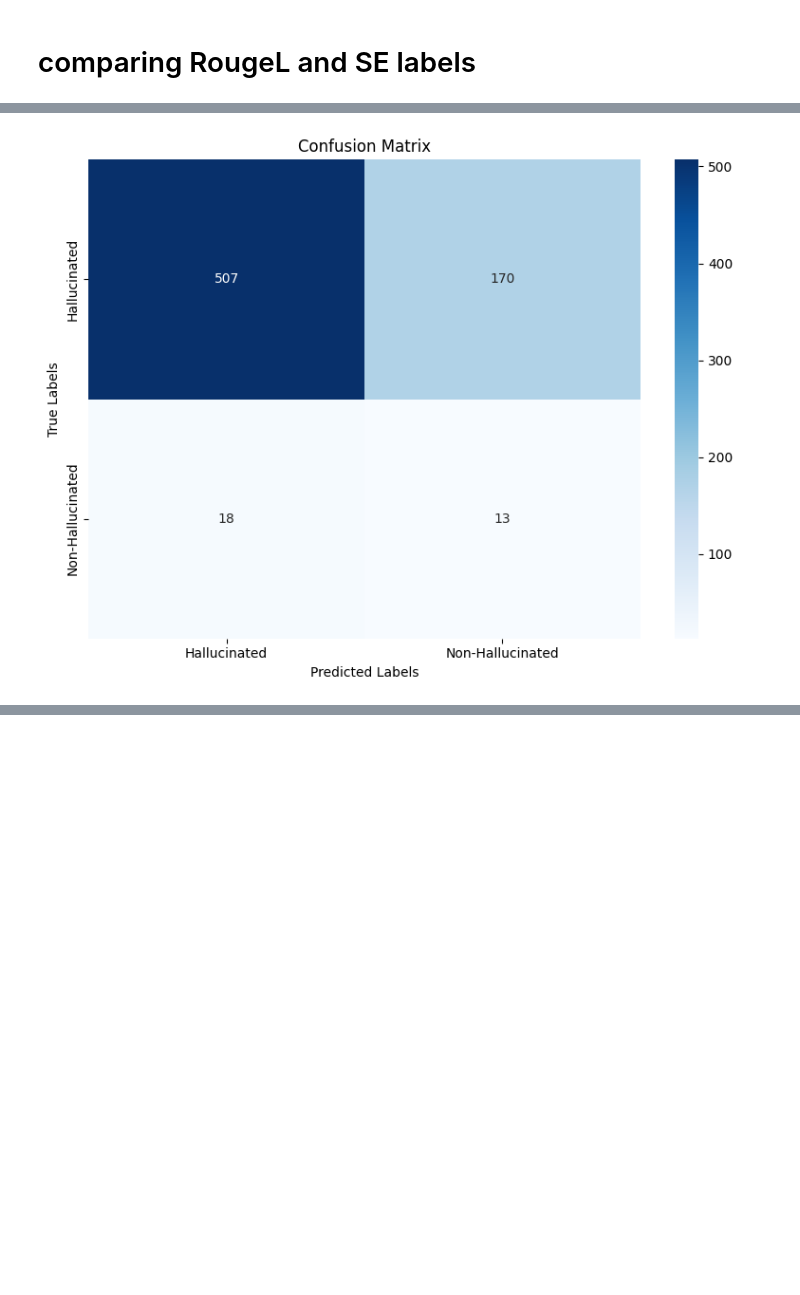
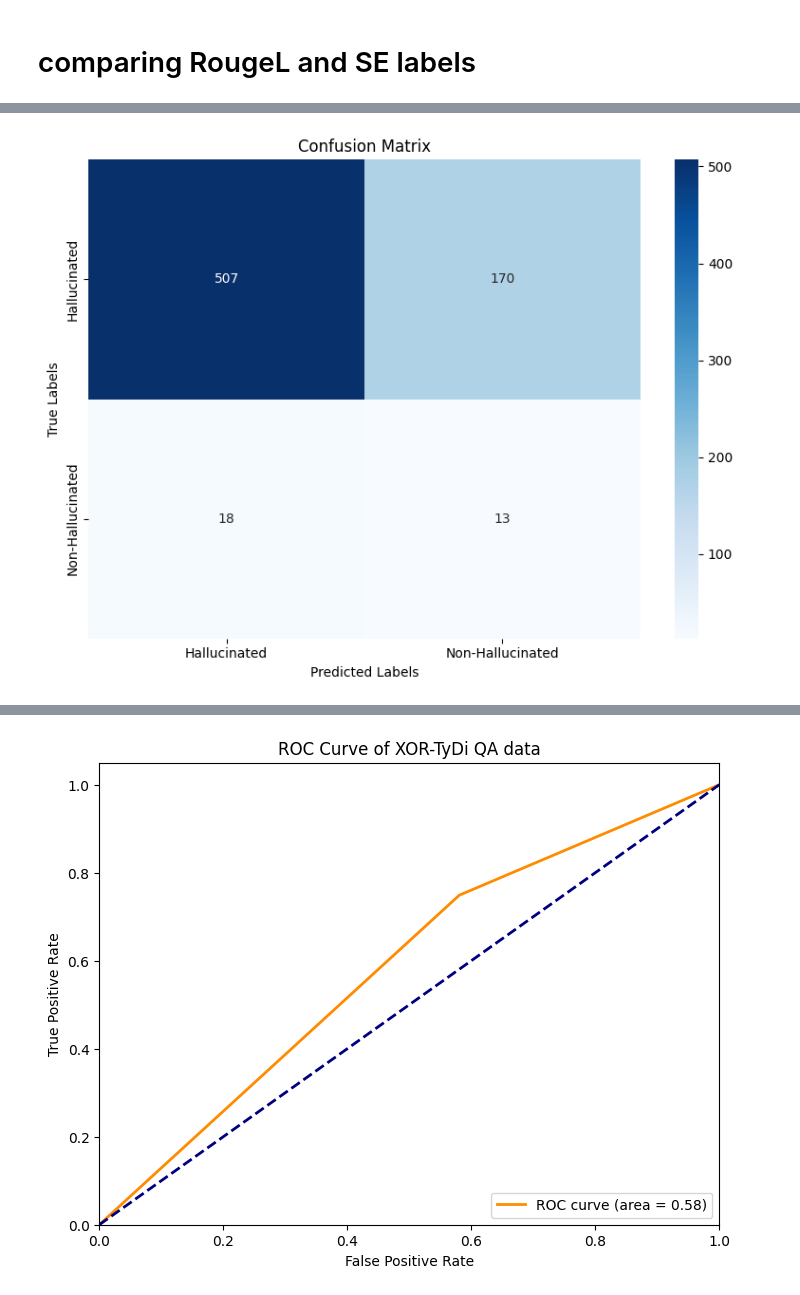
Before and after one commit to Reemaalt/Detection-of-Hallucination-in-Arabic, a Jupyter notebook: our framework code/SE_Threshold.ipynb, the cells around one changed output, grey strips where cells are left out. Drawn from its saved outputs; the diff is of its cells as text; code cells hidden in the pictures; blank space fills up the shorter version.

```diff
--- a/our framework code/SE_Threshold.ipynb
+++ b/our framework code/SE_Threshold.ipynb
@@ -252,6 +274,7 @@ File with labels saved as 'labeled_data_XORfull_SE.json'
 import json
 import numpy as np
 from sklearn.metrics import accuracy_score, precision_score, recall_score, f1_score, confusion_matrix
+from sklearn.metrics import roc_curve, auc, roc_auc_score
 import matplotlib.pyplot as plt
 import seaborn as sns
 
@@ -260,48 +283,58 @@ def load_json_file(file_path):
         return json.load(file)
 
 def calculate_metrics(ground_truth_file, prediction_file):
-    # Load data from files
     ground_truth_data = load_json_file(ground_truth_file)
     prediction_data = load_json_file(prediction_file)
 
-    # Initialize lists to store true and predicted labels
     y_true = []
     y_pred = []
 
-    # Process each question ID that exists in both files
+    #for AUROC calculation, we need probabilities
+    y_scores = []
+
+    #process each question ID that exists in both files
     ids = set(ground_truth_data.keys()).intersection(set(prediction_data.keys()))
-
     for question_id in ids:
         # Extract the labels
         true_label = ground_truth_data[question_id].get("computed_question_label")
         pred_label = prediction_data[question_id].get("SE_question_label")
 
+        score = 1.0 if pred_label == "Hallucinated" else 0.0
+
         y_true.append(true_label)
         y_pred.append(pred_label)
+        y_scores.append(score)
+
+    # Convert labels to binary format for ROC curve calculation
+    y_true_binary = [1 if label == "Hallucinated" else 0 for label in y_true]
+    y_pred_binary = [1 if label == "Hallucinated" else 0 for label in y_pred]
 
     # Print label distribution for analysis
     print(f"Label distribution in ground truth (RougeL): {dict((x, y_true.count(x)) for x in set(y_true))}")
     print(f"Label distribution in predictions (SE): {dict((x, y_pred.count(x)) for x in set(y_pred))}")
 
-    # Get labels in sorted order (for consistent confusion matrix)
+    #labels in sorted order (for consistent confusion matrix)
     labels = sorted(list(set(y_true).union(set(y_pred))))
+
+    auroc = roc_auc_score(y_true_binary, y_scores)
 
     metrics = {
         "accuracy": accuracy_score(y_true, y_pred),
         "precision": precision_score(y_true, y_pred, pos_label="Hallucinated", average='binary'),
         "recall": recall_score(y_true, y_pred, pos_label="Hallucinated", average='binary'),
         "f1_score": f1_score(y_true, y_pred, pos_label="Hallucinated", average='binary'),
+        "auroc": auroc,
         "confusion_matrix": confusion_matrix(y_true, y_pred, labels=labels),
-        "labels": labels
+        "labels": labels,
+        "y_true_binary": y_true_binary,
+        "y_scores": y_scores
     }
-
     return metrics
 
 def plot_confusion_matrix(conf_matrix, labels):
-    """Plot confusion matrix as a heatmap."""
     plt.figure(figsize=(8, 6))
     sns.heatmap(conf_matrix, annot=True, fmt='d', cmap='Blues',
-                xticklabels=labels, yticklabels=labels)
+               xticklabels=labels, yticklabels=labels)
     plt.xlabel('Predicted Labels')
     plt.ylabel('True Labels')
     plt.title('Confusion Matrix')
@@ -310,40 +343,57 @@ def plot_confusion_matrix(conf_matrix, labels):
     print("Confusion matrix saved as 'confusion_matrix.png'")
     plt.show()
 
+def plot_roc_curve(y_true_binary, y_scores):
+    fpr, tpr, _ = roc_curve(y_true_binary, y_scores)
+    roc_auc = auc(fpr, tpr)
+
+    plt.figure(figsize=(8, 6))
+    plt.plot(fpr, tpr, color='darkorange', lw=2, label=f'ROC curve (area = {roc_auc:.2f})')
+    plt.plot([0, 1], [0, 1], color='navy', lw=2, linestyle='--')
+    plt.xlim([0.0, 1.0])
+    plt.ylim([0.0, 1.05])
+    plt.xlabel('False Positive Rate')
+    plt.ylabel('True Positive Rate')
+    plt.title('ROC Curve of XOR-TyDi QA data')
+    plt.legend(loc="lower right")
+    plt.savefig('roc_curve.png')
+    print("ROC curve saved as 'roc_curve.png'")
+    plt.show()
+
 def print_confusion_matrix_stats(conf_matrix, labels):
-      # Find which index corresponds to the positive class ("Hallucinated")
-      pos_index = labels.index("Hallucinated") if "Hallucinated" in labels else 0
-      neg_index = 1 - pos_index  # The other index
+    # Find which index corresponds to the positive class ("Hallucinated")
+    pos_index = labels.index("Hallucinated") if "Hallucinated" in labels else 0
+    neg_index = 1 - pos_index  # The other index
 
-      tn = conf_matrix[neg_index, neg_index]
-      fp = conf_matrix[neg_index, pos_index]
-      fn = conf_matrix[pos_index, neg_index]
-      tp = conf_matrix[pos_index, pos_index]
+    tn = conf_matrix[neg_index, neg_index]
+    fp = conf_matrix[neg_index, pos_index]
+    fn = conf_matrix[pos_index, neg_index]
+    tp = conf_matrix[pos_index, pos_index]
 
-      print("\nConfusion Matrix Statistics:")
-      print(f"True Positives (TP): {tp}")
-      print(f"False Positives (FP): {fp}")
-      print(f"True Negatives (TN): {tn}")
-      print(f"False Negatives (FN): {fn}")
+    print("\nConfusion Matrix Statistics:")
+    print(f"True Positives: {tp}")
+    print(f"False Positives: {fp}")
+    print(f"True Negatives: {tn}")
+    print(f"False Negatives: {fn}")
 
-
-
-predictions_file = "/content/labeled_data_XORfull_SE.json" # se labels file
-ground_truth_file="/content/labeled_data_XORfull_rougel_isri.json" #RougeL labels file
+#run
+predictions_file = "/content/labeled_data_XORfull_SE.json"  # SE labels file
+ground_truth_file = "/content/labeled_data_XORfull_rougel_isri.json"  # RougeL labels file
 
 metrics = calculate_metrics(ground_truth_file, predictions_file)
 
-# Print the results
 print("\nClassification Metrics:")
-print(f"Accuracy:  {metrics['accuracy']:.4f}")
+print(f"Accuracy: {metrics['accuracy']:.4f}")
 print(f"Precision: {metrics['precision']:.4f}")
-print(f"Recall:    {metrics['recall']:.4f}")
-print(f"F1 Score:  {metrics['f1_score']:.4f}")
+print(f"Recall: {metrics['recall']:.4f}")
+print(f"F1 Score: {metrics['f1_score']:.4f}")
+print(f"AUROC: {metrics['auroc']:.4f}")
 
 # Print and plot confusion matrix
 conf_matrix = metrics['confusion_matrix']
 labels = metrics['labels']
-
 print_confusion_matrix_stats(conf_matrix, labels)
 plot_confusion_matrix(conf_matrix, labels)
+
+plot_roc_curve(metrics['y_true_binary'], metrics['y_scores'])
 # %% [output]
@@ -365,0 +418 @@ Confusion matrix saved as 'confusion_matrix.png'
+[figure, added]
```
Also changed, not shown: parts of 7 cells of this notebook.
